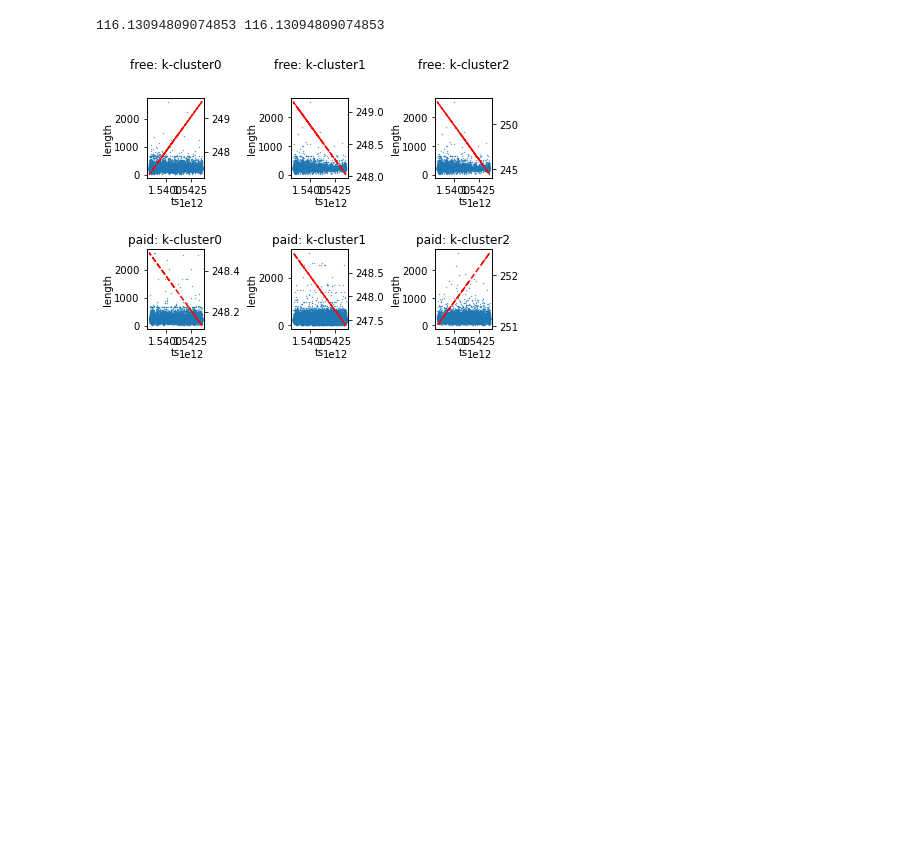
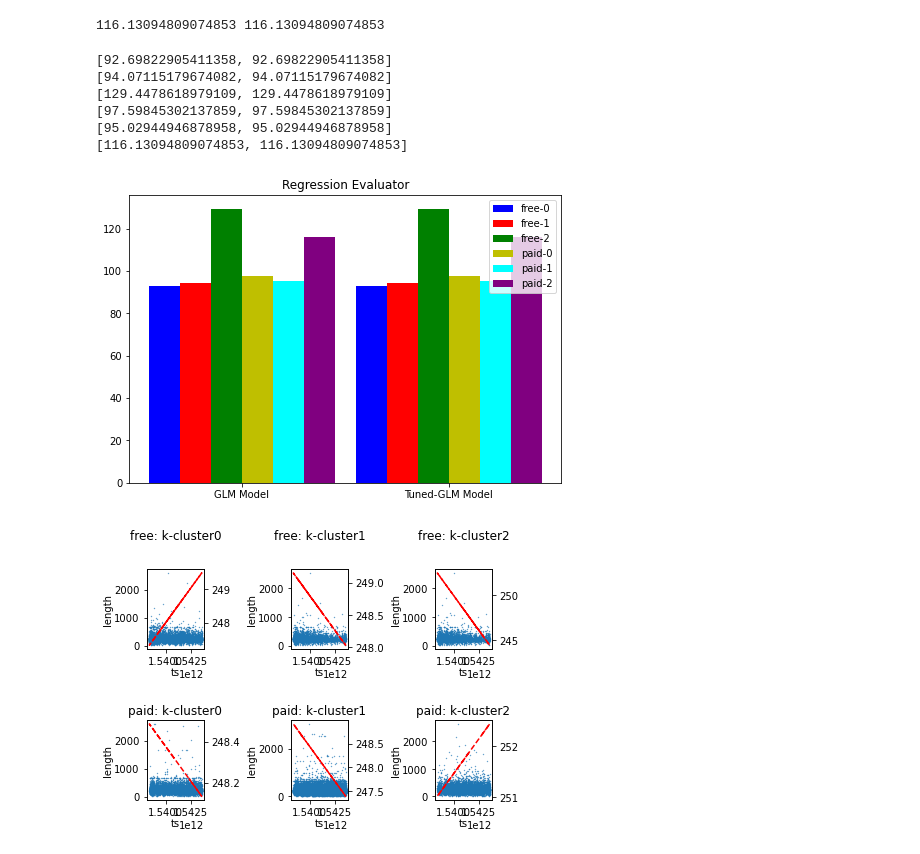
Before and after one commit to esteban-benitez/final-project-sparkify-capstone, a Jupyter notebook: new_sparkify2.ipynb, the cells around one changed output. Saved outputs shown, nothing was run; the diff lists cells and outputs as text; code cells hidden in the pictures; blank space fills up the shorter version.

```diff
--- a/new_sparkify2.ipynb
+++ b/new_sparkify2.ipynb
@@ -189,3 +189,13 @@ cv_paid_2_e = regEval.evaluate(cv_paid_2)
 print(glm_paid_train_2_e, cv_paid_2_e)
 # %% [output]
 116.13094809074853 116.13094809074853
+# %%
+for each in data:
+    print(each)
+# %% [output]
+[92.69822905411358, 92.69822905411358]
+[94.07115179674082, 94.07115179674082]
+[129.4478618979109, 129.4478618979109]
+[97.59845302137859, 97.59845302137859]
+[95.02944946878958, 95.02944946878958]
+[116.13094809074853, 116.13094809074853]
@@ -192,3 +207,36 @@ print(glm_paid_train_2_e, cv_paid_2_e)
+# %%
+# glm_free_train_0_e, cv_free_0_e
+# glm_free_train_1_e, cv_free_1_e
+# glm_free_train_2_e, cv_free_2_e
+
+# glm_paid_train_0_e, cv_paid_0_e
+# glm_paid_train_1_e, cv_paid_1_e
+# glm_paid_train_2_e, cv_paid_2_e
+data = [[glm_free_train_0_e, cv_free_0_e], \
+        [glm_free_train_1_e, cv_free_1_e], \
+        [glm_free_train_2_e, cv_free_2_e], \
+        [glm_paid_train_0_e, cv_paid_0_e], \
+        [glm_paid_train_1_e, cv_paid_1_e], \
+        [glm_paid_train_2_e, cv_paid_2_e]]
+fig1 = mpl.figure()
+X = np.arange(2)
+ax_reg = fig1.add_axes([0, 0, 1, 1])
+dimw = .75 / len(data[0])
+#students = [glm_free_train_0_e, glm_free_train_1_e, glm_free_train_2_e, glm_paid_train_0_e, glm_paid_train_1_e, glm_paid_train_2_e]
+ax_reg.bar(X + 0.00, data[0], color = 'b', width = .15)
+ax_reg.bar(X + .15, data[1], color = 'r', width = .15)
+ax_reg.bar(X + .3, data[2], color = 'g', width = .15)
+ax_reg.bar(X + .45, data[3], color = 'y', width = .15)
+ax_reg.bar(X + .6, data[4], color = 'cyan', width = .15)
+ax_reg.bar(X + .75, data[5], color = 'purple', width = .15)
+ax_reg.set_xticks(X + .75 / 2)
+ax_reg.set_xticklabels(map(str, ('GLM Model', 'Tuned-GLM Model')))
+#ax_reg.set_xticklabels(X, ('free-0', 'free-1', 'free-2', 'paid-0', 'paid-1', 'paid-2')
+ax_reg.set_title("Regression Evaluator")
+ax_reg.legend(labels = ['free-0', 'free-1', 'free-2', 'paid-0', 'paid-1', 'paid-2'], loc = 'upper right')
+mpl.show()
+# %% [output]
+[figure, added]
 # %%
 # convert to pandas for plot
 glm_free_train_0_df = glm_free_train_0.select('ts', 'length', 'regression_prediction').toPandas()
```
Also changed, not shown: parts of 1 cell of this notebook.
